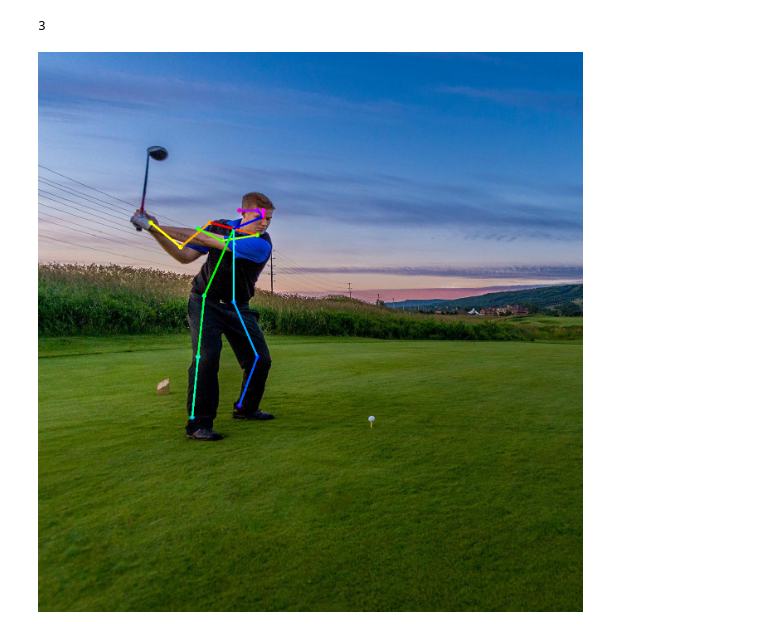
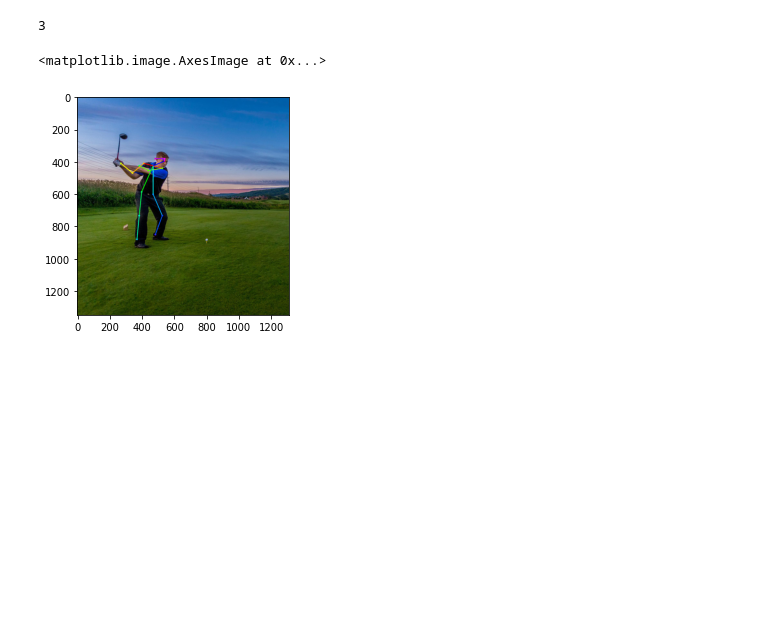
Before and after one commit to ktuna26/PyACL-Samples, a Jupyter notebook: acl_dvpp_openpose/openpose_with_dvpp.ipynb, the cells around one changed output. Saved outputs shown, nothing was run; the diff lists cells and outputs as text; code cells hidden in the pictures; blank space fills up the shorter version.

```diff
--- a/acl_dvpp_openpose/openpose_with_dvpp.ipynb
+++ b/acl_dvpp_openpose/openpose_with_dvpp.ipynb
@@ -75,7 +76,8 @@ pafmat = get_model_output_by_index(model_output, 2)
 humans = estimate_paf(peaks, heatmat, pafmat)
 # %%
 img = draw_humans(np.array(Image.open(img_dict["path"])), humans)
-# %%
-Image.fromarray(img)
-# %% [output]
-[figure, removed]
+# %%
+plt.imshow(img)
+# %% [output]
+<matplotlib.image.AxesImage at 0x...>
+[figure, added]
```
Also changed, not shown: parts of 1 cell of this notebook.
